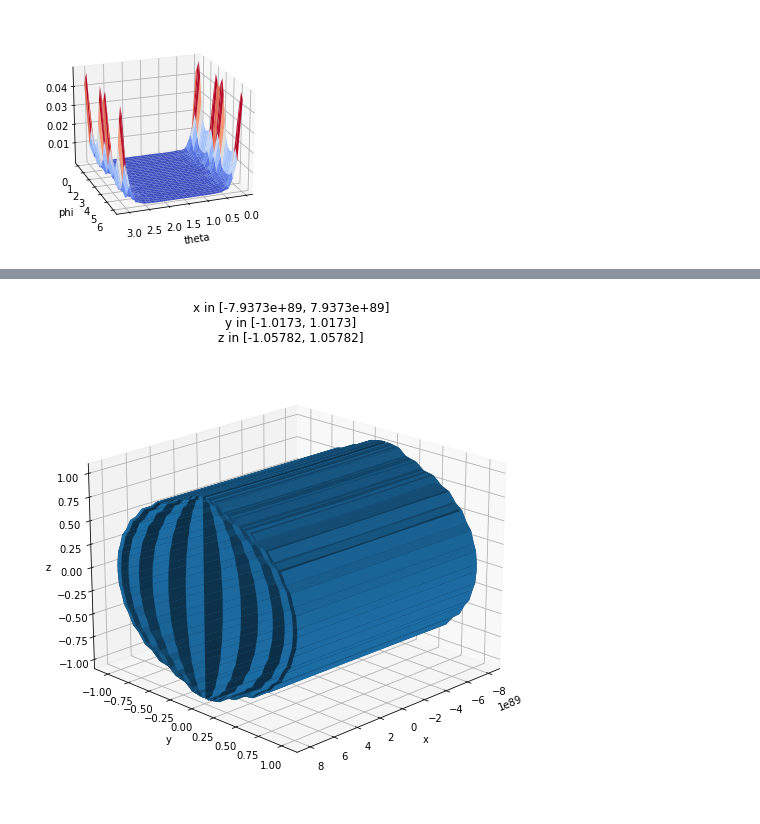
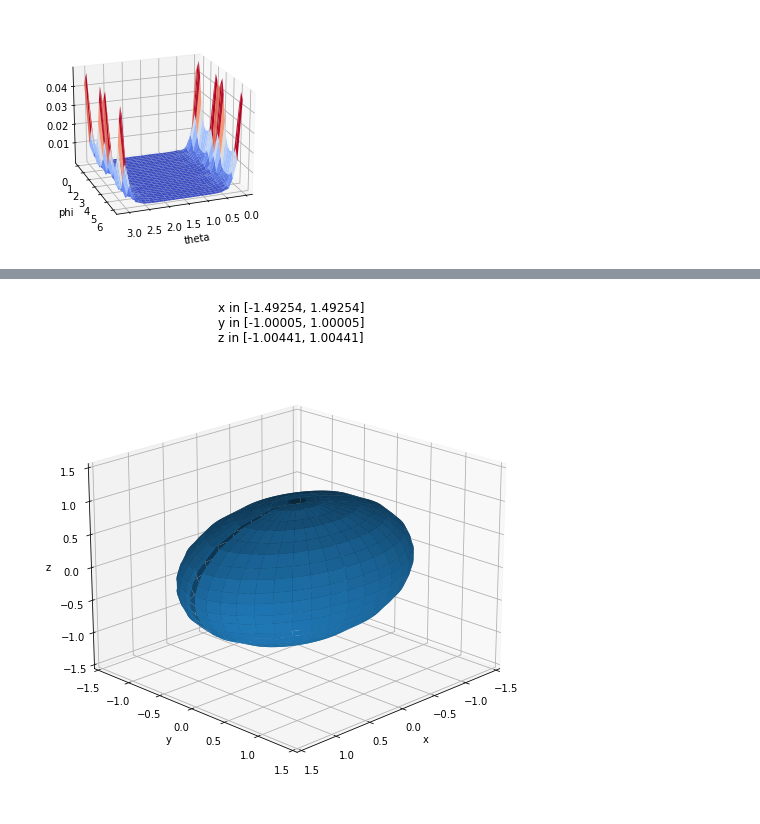
Before and after one commit to iago-mendes/eucled, a Jupyter notebook: src/exercises/08-embedding/assets/plots.ipynb, the cells around one changed output, grey strips where cells are left out. Drawn from its saved outputs; the diff is of its cells as text; code cells hidden in the pictures.

```diff
--- a/src/exercises/08-embedding/assets/plots.ipynb
+++ b/src/exercises/08-embedding/assets/plots.ipynb
@@ -195,40 +199,40 @@ plt.show()
 # %%
-N_theta = 30
-N_phi = N_theta
+N_theta = 20
+N_phi = 4*N_theta
 
 fig = plt.figure(layout="constrained")
 
-embedding = np.genfromtxt('embedding_2_(2,1,1).csv', delimiter=',')
+embedding = np.genfromtxt('embedding_(1.5,1.0,1.0)_20x80.csv', delimiter=',')
 # print("chi", chi)
 # print("x: ", min(x), max(x))
 # print("y: ", min(y), max(y))
 # print("z: ", min(z), max(z))
 
 x = embedding[:,0]
 y = embedding[:,1]
 z = embedding[:,2]
 
-X = np.reshape(x, (N_phi, N_theta))
-Y = np.reshape(y, (N_phi, N_theta))
-Z = np.reshape(z, (N_phi, N_theta))
+X = np.reshape(x, (N_theta, N_phi))
+Y = np.reshape(y, (N_theta, N_phi))
+Z = np.reshape(z, (N_theta, N_phi))
 
 ax = fig.add_subplot(111, projection='3d')
 ax.plot_surface(X, Y, Z)
 # ax.plot_surface(X, Y, Z, cmap=cm.coolwarm)
 
 plt.title(f'x in [{min(x)}, {max(x)}]\ny in [{min(y)}, {max(y)}]\nz in [{min(z)}, {max(z)}]')
 ax.set_xlabel("x")
 ax.set_ylabel("y")
 ax.set_zlabel("z")
 
-# side = 1.5
-# ax.set_xlim(-side, side)
-# ax.set_ylim(-side, side)
-# ax.set_zlim(-side, side)
+side = 1.5
+ax.set_xlim(-side, side)
+ax.set_ylim(-side, side)
+ax.set_zlim(-side, side)
 
 ax.view_init(20, 45) # elev, azim
 fig.set_size_inches(20, 7, forward=True)
 
 plt.show()
 # %% [output]
-[figure, old version]
+[figure, new version]
```
Also changed, not shown: parts of 4 cells of this notebook, 1 other file.
